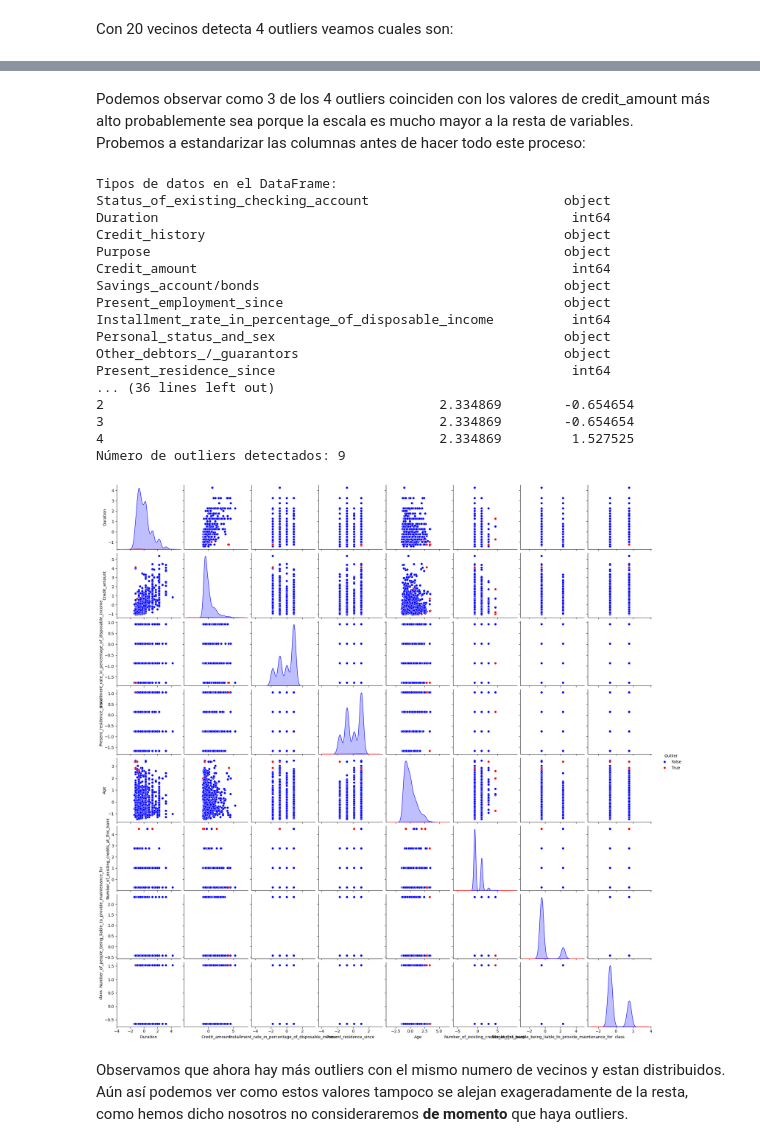
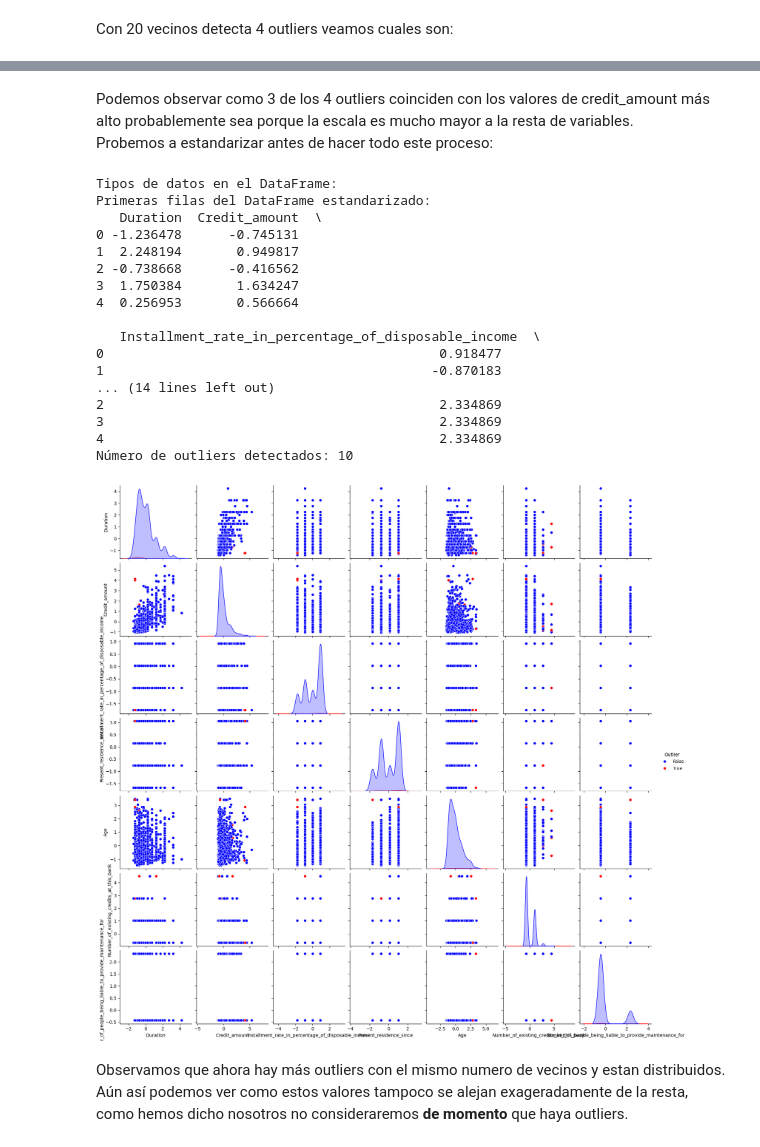
Before and after one commit to Ivian34/PRACTICA_APA, a Jupyter notebook: PracticaAPA.ipynb, the cells around one changed output, grey strips where cells are left out. Cells and saved outputs as stored; diff of their text form; code cells hidden in the pictures.

```diff
--- a/PracticaAPA.ipynb
+++ b/PracticaAPA.ipynb
@@ -515,11 +414,9 @@ observamos que debieramos eliminar ninguna instancia ya que todas tienen sus var
 
 Aún así vamos a aplicar un algoritmo como **LocalOutlierFactor** de scikit para ver que instancias considera outliers.
 # %%
-from sklearn.neighbors import LocalOutlierFactor
-import matplotlib.pyplot as plt
 
 # Preparar datos numéricos
-df_numerico = df.select_dtypes(include=['int64'])
+df_numerico = df[numerical_cols]
 
 # Configurar y ajustar LOF
 local_outlier_factor = LocalOutlierFactor(n_neighbors=20) # Número de vecinos a considerar
@@ -557,61 +454,56 @@ plot_outliers(df_numerico, outliers)
 # %% [markdown]
 Podemos observar como 3 de los 4 outliers coinciden con los valores de credit_amount más alto probablemente sea porque la escala es mucho mayor a la resta de variables.
-Probemos a estandarizar las columnas antes de hacer todo este proceso:
+Probemos a estandarizar antes de hacer todo este proceso:
 # %%
-from sklearn.preprocessing import StandardScaler
-import pandas as pd
-
-# Supongamos que df es tu DataFrame original
 # Imprimir los tipos de datos
 print("Tipos de datos en el DataFrame:")
-print(df.dtypes)
+#print(df.dtypes)
 
 # Seleccionar columnas numéricas (solo int64 en este caso)
-numerical_cols = df.select_dtypes(include=['int64'])
 
 # Estandarizar los datos numéricos
 scaler = StandardScaler()
-scaled_values = scaler.fit_transform(numerical_cols)
+scaled_values = scaler.fit_transform(df[numerical_cols])
 
 # Convertir los datos escalados en un DataFrame para facilitar el manejo
-scaled_df = pd.DataFrame(scaled_values, columns=numerical_cols.columns)
+scaled_df = pd.DataFrame(scaled_values, columns=numerical_cols)
 
 # Verificar los datos estandarizados
 print("Primeras filas del DataFrame estandarizado:")
 print(scaled_df.head())
 
 # Configurar y ajustar LOF
 local_outlier_factor = LocalOutlierFactor(n_neighbors=20)  # Número de vecinos
 result = local_outlier_factor.fit_predict(scaled_df.values)
 
 # Identificar outliers y puntos normales
 outliers = result == -1
 no_outliers = result == 1
 
 # Ver número de outliers detectados
 print(f"Número de outliers detectados: {outliers.sum()}")
 
 # Llamar a la función de visualización
 plot_outliers(scaled_df, outliers)
 # %% [output]
 Tipos de datos en el DataFrame:
-Status_of_existing_checking_account                         object
-Duration                                                     int64
-Credit_history                                              object
-Purpose                                                     object
-Credit_amount                                                int64
-Savings_account/bonds                                       object
-Present_employment_since                                    object
-Installment_rate_in_percentage_of_disposable_income          int64
-Personal_status_and_sex                                     object
-Other_debtors_/_guarantors                                  object
-Present_residence_since                                      int64
-... (36 lines left out)
-2                                           2.334869        -0.654654
-3                                           2.334869        -0.654654
-4                                           2.334869         1.527525
-Número de outliers detectados: 9
+Primeras filas del DataFrame estandarizado:
+   Duration  Credit_amount  \
+0 -1.236478      -0.745131
+1  2.248194       0.949817
+2 -0.738668      -0.416562
+3  1.750384       1.634247
+4  0.256953       0.566664
+
+   Installment_rate_in_percentage_of_disposable_income  \
+0                                           0.918477
+1                                          -0.870183
+... (14 lines left out)
+2                                           2.334869
+3                                           2.334869
+4                                           2.334869
+Número de outliers detectados: 10
-[figure, old version]
+[figure, new version]
 # %% [markdown]
 Observamos que ahora hay más outliers con el mismo numero de vecinos y estan distribuidos.
 Aún así podemos ver como estos valores tampoco se alejan exageradamente de la resta, como hemos dicho nosotros no consideraremos **de momento** que haya outliers.
```
Also changed, not shown: parts of 55 cells of this notebook, 1 other file.
